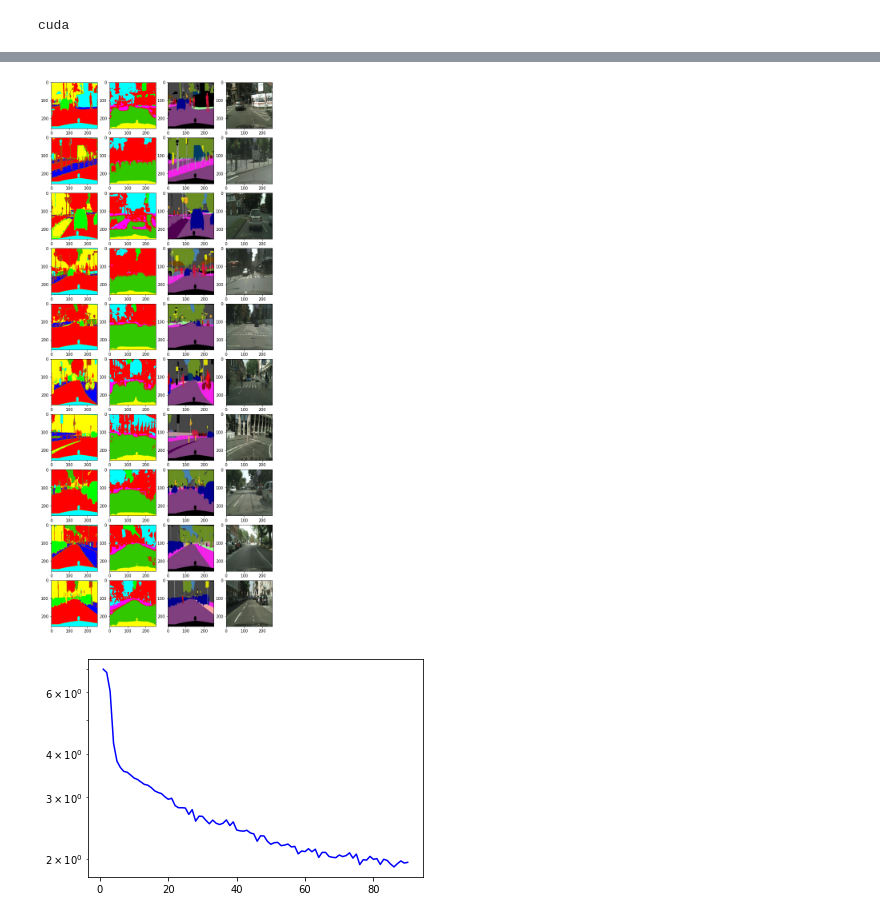
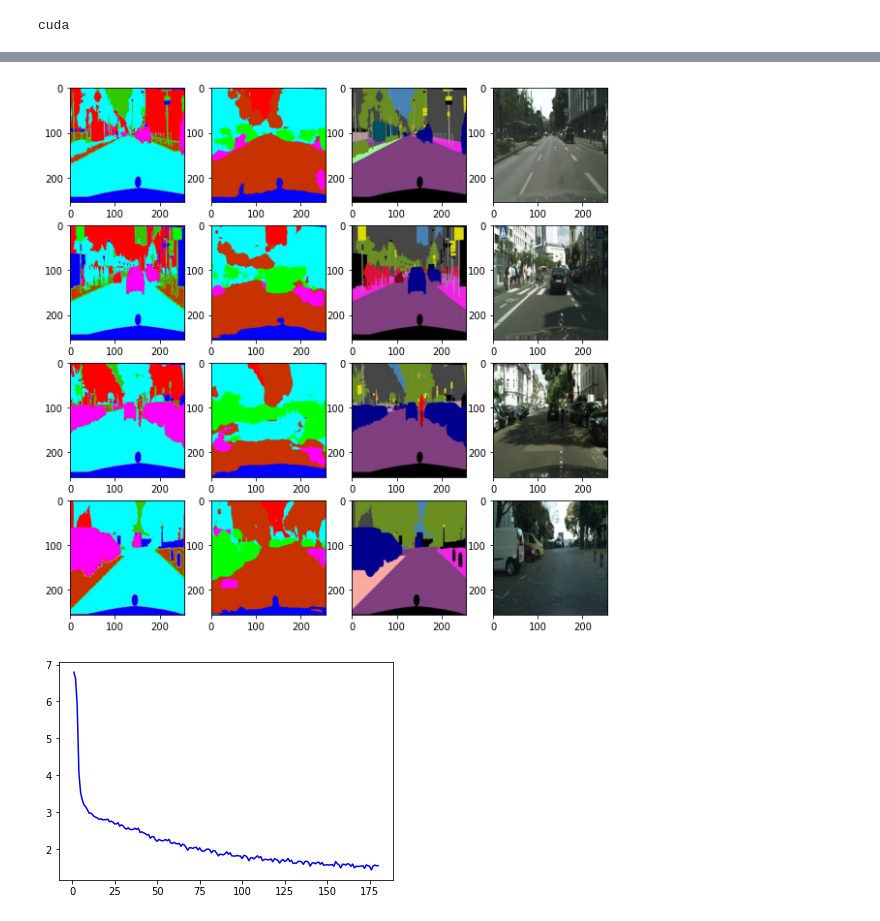
Before and after one commit to Saadkhalid913/ML-Practice, a Jupyter notebook: U_Net.ipynb, the cells around one changed output, grey strips where cells are left out. Drawn from its saved outputs; the diff is of its cells as text; code cells hidden in the pictures.

```diff
--- a/U_Net.ipynb
+++ b/U_Net.ipynb
@@ -60,7 +58,7 @@ class UNETDataset(Dataset):
 
   def __init__(self):
     self.train_dir  = "cityscapes_data/train"
-    self.image_names = next(os.walk(self.train_dir))[2][: 10000]
+    self.image_names = next(os.walk(self.train_dir))[2]
     self.number_of_images = len(self.image_names)
     self.km = None
     self.k_classes = 8
@@ -131,4 +129,4 @@ batch_size = 16
 train_set = UNETDataset()
 train_loader = dataloader.DataLoader(train_set, batch_size = batch_size, shuffle = False)
 # %%
-img, mask, original = train_set[13]
+img, mask, original = train_set[4]
@@ -183,55 +176,55 @@ class UNET(nn.Module):
     ## L2
     self.conv_2_1 = nn.Conv2d(64, 128, 3, 1,padding = "same")
     self.conv_2_2 = nn.Conv2d(128, 128, 3, 1, padding = "same")
-    self.dropout_2 = nn.Dropout2d(0.2)
+    self.dropout_2 = nn.Dropout2d(0.1)
 
     self.max_pool_2 = nn.MaxPool2d(kernel_size = 2, return_indices = True)
 
     ## L3
     self.conv_3_1 = nn.Conv2d(128,256, 3, 1,padding = "same")
     self.conv_3_2 = nn.Conv2d(256, 256, 3, 1, padding = "same")
-    self.dropout_3 = nn.Dropout2d(0.2)
+    self.dropout_3 = nn.Dropout2d(0.1)
 
     self.max_pool_3 = nn.MaxPool2d(kernel_size = 2, return_indices = True)
 
     ## L4
     self.conv_4_1 = nn.Conv2d(256, 512, 3, 1,padding = "same")
     self.conv_4_2 = nn.Conv2d(512, 512, 3, 1, padding = "same")
-    self.dropout_4 = nn.Dropout2d(0.2)
+    self.dropout_4 = nn.Dropout2d(0.1)
 
     self.max_pool_4 = nn.MaxPool2d(kernel_size = 2, return_indices = True)
 
     ## L5
     self.conv_5_1 = nn.Conv2d(512, 1024, 1,padding = "same")
     self.conv_5_2 = nn.Conv2d(1024, 1024, 3, 1, padding = "same")
-    self.dropout_5 = nn.Dropout2d(0.2)
+    self.dropout_5 = nn.Dropout2d(0.1)
 
     ##UP 1
     self.deconv1_1 = nn.ConvTranspose2d(1024, 512, 3, padding = 1, stride=2, output_padding = 1)
     self.deconv1_2 = nn.Conv2d(1024, 512, 3, 1, padding = "same")
     self.deconv1_3 = nn.Conv2d(512, 512, 3, 1, padding = "same")
-    self.dropout_6 = nn.Dropout2d(0.2)
+    self.dropout_6 = nn.Dropout2d(0.1)
 
 
     ##UP 2
     self.deconv2_1 = nn.ConvTranspose2d(512, 256, 3, padding = 1, stride = 2, output_padding = 1)
     self.deconv2_2 = nn.Conv2d(512, 256, 3, 1, padding = "same")
     self.deconv2_3 = nn.Conv2d(256, 256, 3, 1, padding = "same")
-    self.dropout_7 = nn.Dropout2d(0.2)
+    self.dropout_7 = nn.Dropout2d(0.1)
 
 
     ##UP 3
     self.deconv3_1 = nn.ConvTranspose2d(256, 128, 3, padding = 1, stride = 2, output_padding = 1)
     self.deconv3_2 = nn.Conv2d(256, 128, 3, 1, padding = "same")
     self.deconv3_3 = nn.Conv2d(128, 128, 3, 1, padding = "same")
-    self.dropout_8 = nn.Dropout2d(0.2)
+    self.dropout_8 = nn.Dropout2d(0.1)
 
 
     ##UP 4
     self.deconv4_1 = nn.ConvTranspose2d(128, 64, 3, padding = 1, stride = 2, output_padding = 1)
     self.deconv4_2 = nn.Conv2d(128, 64, 3, 1, padding = 1)
     self.deconv4_3 = nn.Conv2d(64, 64, 3, 1, padding = "same")
-    self.dropout_9 = nn.Dropout2d(0.2)
+    self.dropout_9 = nn.Dropout2d(0.1)
 
 
     ##UP 4
@@ -332,7 +325,7 @@ NET = NET.to(device)
 Optimizer = torch.optim.Adam(NET.parameters(), lr = NET.learning_rate)
 Loss = nn.BCELoss()
 
-EPOCHS = 5
+EPOCHS = 10
 # %%
 losses_arr = []
 # %%
@@ -439,36 +450,36 @@ class UNETDatasetTest(Dataset):
 testset = UNETDatasetTest()
 # %%
 NET.eval()
-fig, ax = plt.subplots(nrows = 10, ncols = 4)
-fig.set_figheight(25)
+fig, ax = plt.subplots(nrows = 4, ncols = 4)
+fig.set_figheight(10)
 fig.set_figwidth(10)
 
-for run in range(10):
+for run in range(4):
   image_index = np.random.randint(100,500)
   img, seg_mask, mask = testset[image_index]
   img = img.unsqueeze(dim = 0)
   img = img.to(device)
 
   pred = NET(img)
   pred = pred.squeeze()
   pred_indices = torch.argmax(pred, dim = 0)
   segmented_image = testset.getSegmentationArr(pred_indices.cpu().numpy())
 
 
   # for i in range(256):
   #   for j in range(256):
   #     index = pred_indices[i,j]
   #     predicted_segmentation[[index], i,j] = 1
 
   img = img.squeeze().cpu()
 
 
   ax[run, 0].imshow(ColorSegmentedImage(seg_mask).transpose(1,2,0))
   ax[run, 1].imshow(ColorSegmentedImage(segmented_image).transpose(1,2,0))
   ax[run, 2].imshow(mask.permute(1,2,0))
   ax[run, 3].imshow(img.permute(1,2,0))
 # %% [output]
-[figure, old version]
+[figure, new version]
 # %%
 new_losses = []
 for i in losses_arr:
@@ -476,7 +487,6 @@ for i in losses_arr:
     new_losses.append(i)
 # %%
 plt.plot(np.arange(1, len(new_losses) + 1), new_losses, color = "blue")
-plt.yscale("log")
 plt.show()
 # %% [output]
-[figure, old version]
+[figure, new version]
```
Also changed, not shown: parts of 7 cells of this notebook.
